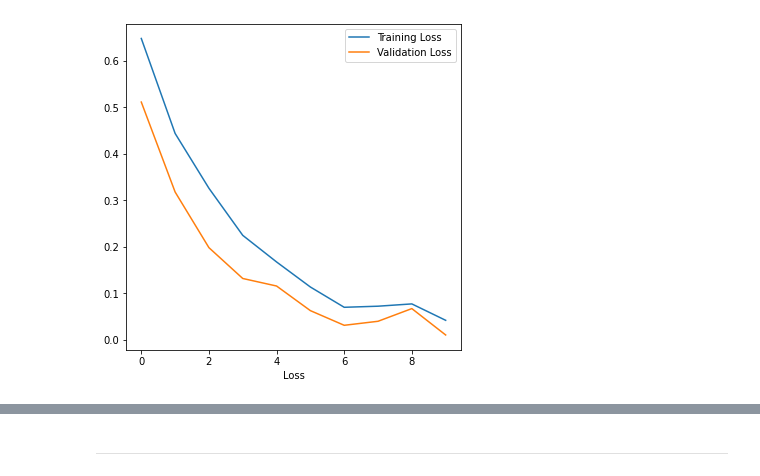
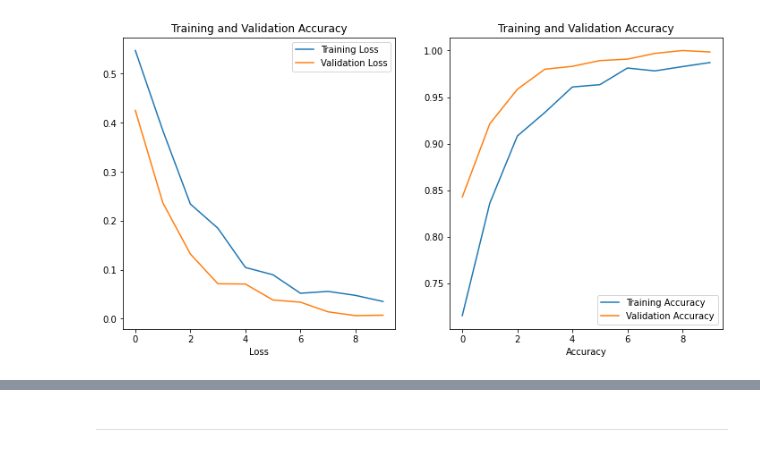
Before and after one commit to Amr-MOHAMED9/X-ray-Brain-Tumor-Classification-with-CNN-project, a Jupyter notebook: CNN for Brain Tumor X-ray classification.ipynb, the cells around one changed output, grey strips where cells are left out. Cells and saved outputs as stored; diff of their text form; code cells hidden in the pictures.

```diff
--- a/CNN for Brain Tumor X-ray classification.ipynb
+++ b/CNN for Brain Tumor X-ray classification.ipynb
@@ -201,11 +194,19 @@ epochs_range = range(10)
 # %%
-plt.figure(figsize=(6, 6))
-# plt.subplot(2, 2, 1)
+plt.figure(figsize=(12, 6))
+plt.subplot(1,2, 1)
 plt.plot(epochs_range, loss, label='Training Loss')
 plt.plot(epochs_range, val_loss, label='Validation Loss')
 plt.legend(loc='upper right')
 plt.xlabel('Epoch')
 plt.xlabel('Loss');
-# plt.title('Training and Validation Accuracy')
+plt.title('Training and Validation Accuracy')
+plt.subplot(1,2, 2)
+plt.plot(epochs_range, acc, label='Training Accuracy')
+plt.plot(epochs_range, val_acc, label='Validation Accuracy')
+plt.xlabel('Epoch')
+plt.xlabel('Accuracy')
+plt.legend(loc='lower right');
+plt.title('Training and Validation Accuracy')
+plt.show()
 # %% [output]
-[figure, old version]
+[figure, new version]
```
Also changed, not shown: parts of 12 cells of this notebook, 1 other file.
